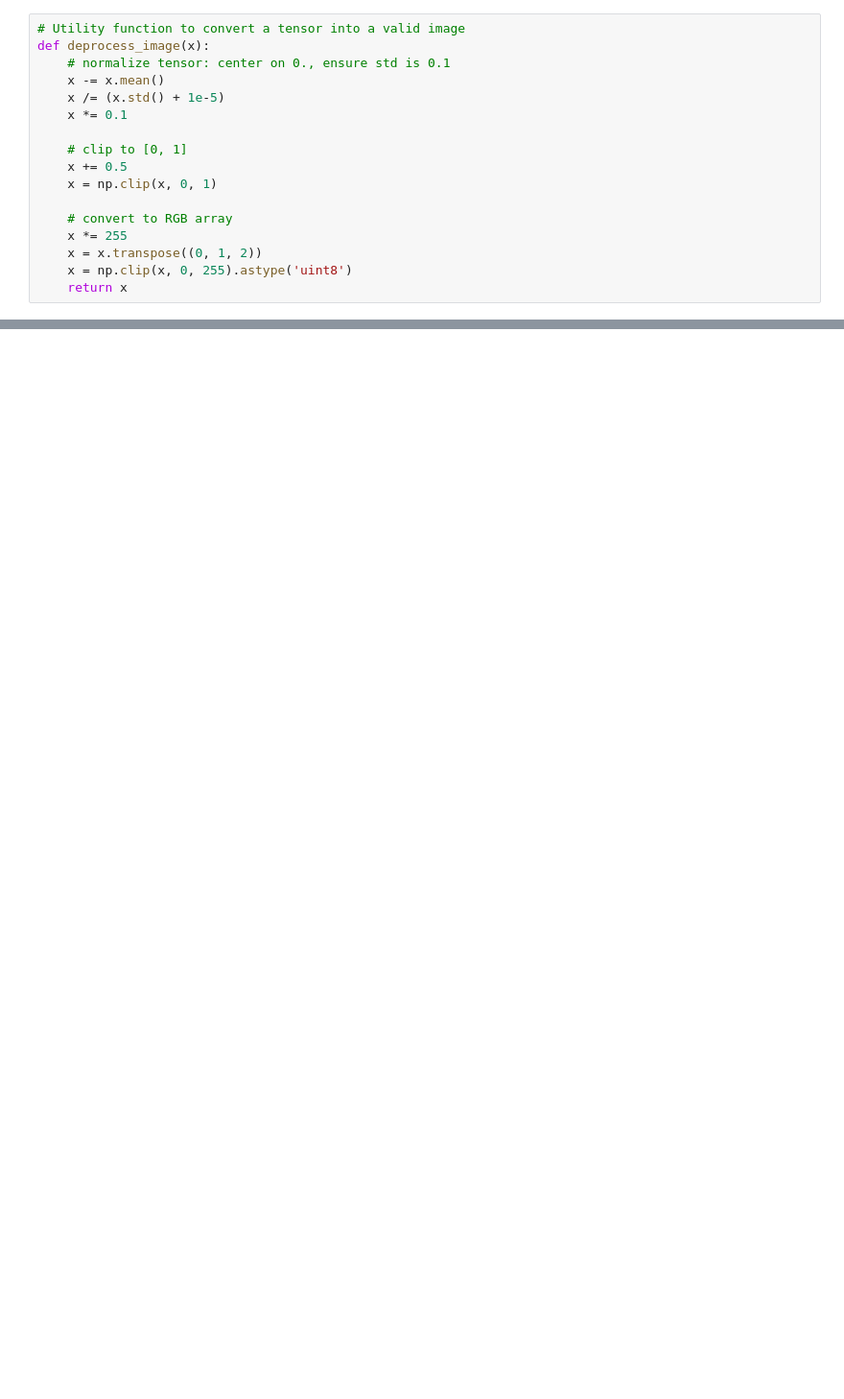
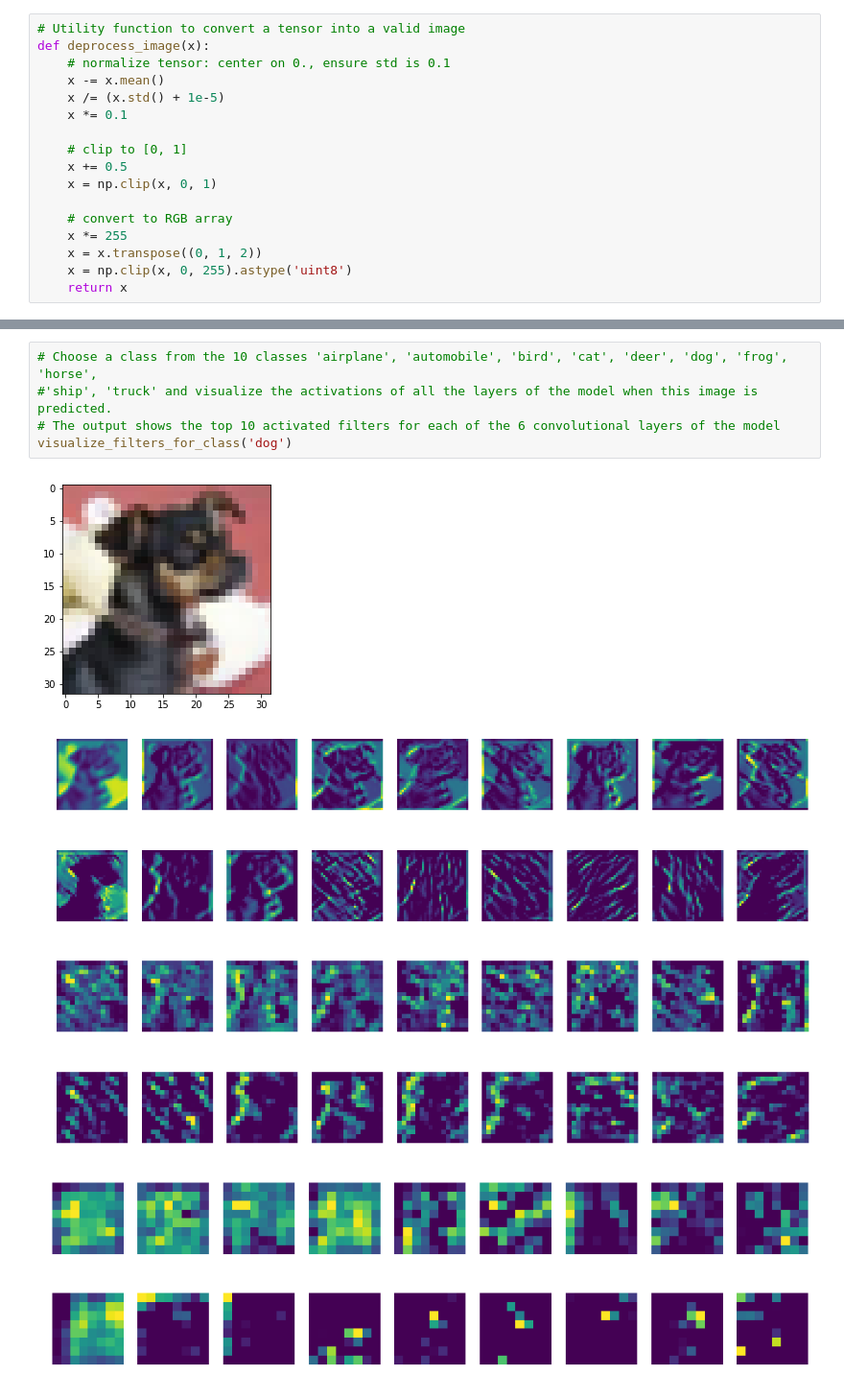
Before and after one commit to yamsgithub/deep_learning_exercises, a Jupyter notebook: visualize_activation.ipynb, the cells around one changed output, grey strips where cells are left out. Shown at 96% size. Drawn from its saved outputs; the diff is of its cells as text; blank space fills up the shorter version.

```diff
--- a/visualize_activation.ipynb
+++ b/visualize_activation.ipynb
@@ -367,3 +450,16 @@ Try generating visualizations of activations of filters in other convolutional l
+# %%
+# Choose a class from the 10 classes 'airplane', 'automobile', 'bird', 'cat', 'deer', 'dog', 'frog', 'horse',
+#'ship', 'truck' and visualize the activations of all the layers of the model when this image is predicted.
+# The output shows the top 10 activated filters for each of the 6 convolutional layers of the model
+visualize_filters_for_class('dog')
+# %% [output]
+[figure, added]
+[figure, added]
+[figure, added]
+[figure, added]
+[figure, added]
+[figure, added]
+[figure, added]
 # %% [markdown]
 # Additional references for visualizing activations of convolutional layers
 
```
Also changed, not shown: parts of 27 cells of this notebook.
